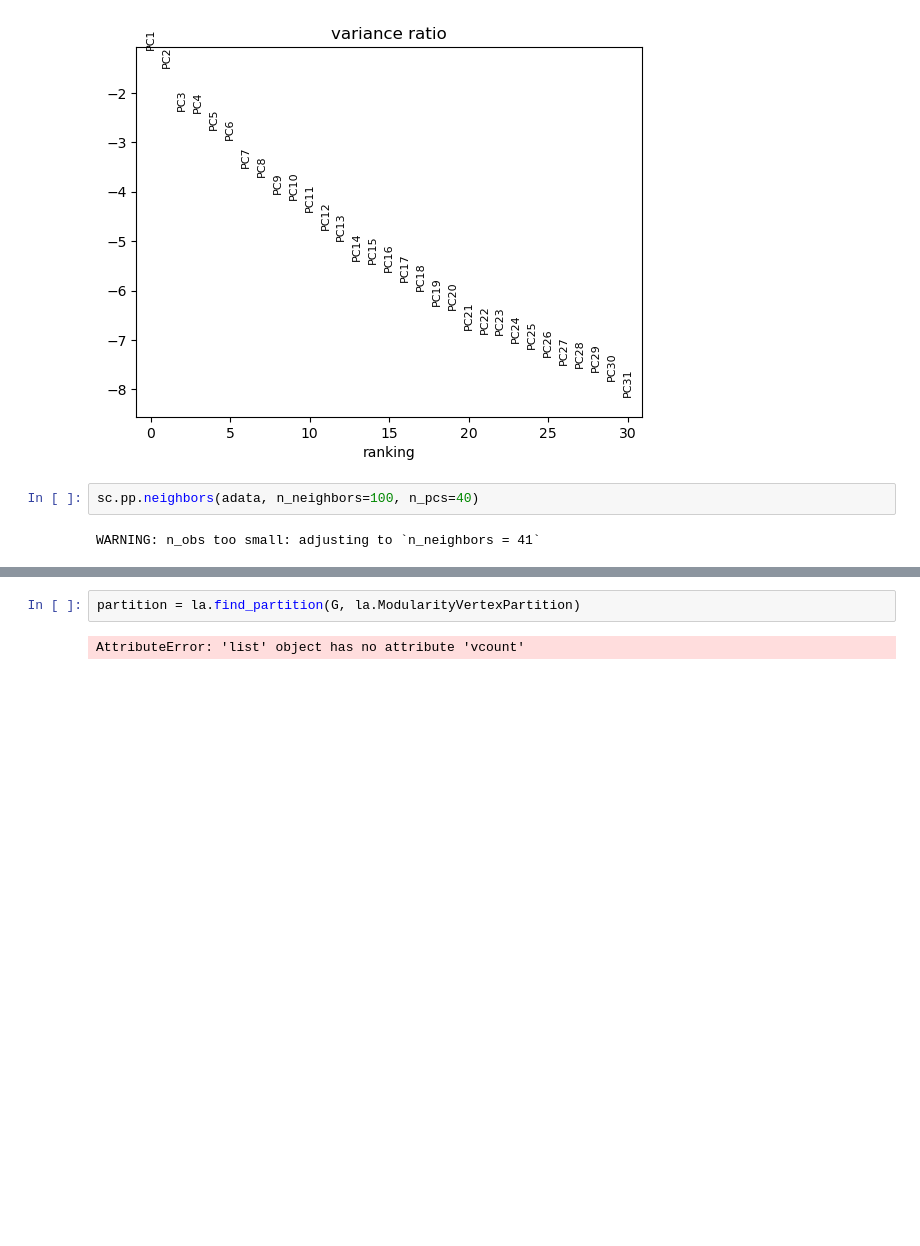
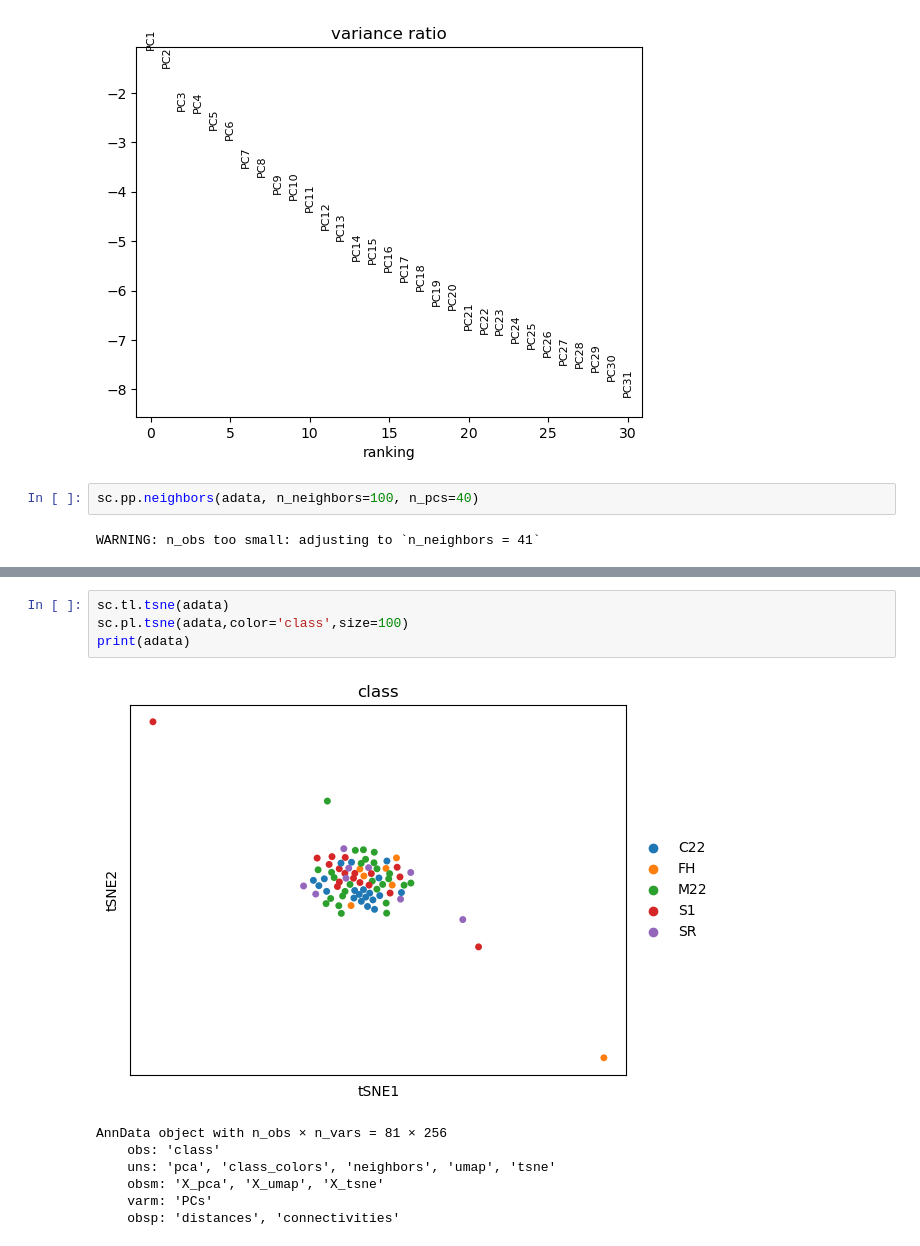
Before and after one commit to dmair1989/imagegrains, a Jupyter notebook: tSNE.ipynb, the cells around one changed output, grey strips where cells are left out. Drawn from its saved outputs; the diff is of its cells as text; blank space fills up the shorter version.

Commit message:
clustering (pca,leiden and tsne)

```diff
--- a/tSNE.ipynb
+++ b/tSNE.ipynb
@@ -156,4 +127,12 @@ EOFError: Ran out of input
-# %%
-partition = la.find_partition(G, la.ModularityVertexPartition)
-# %% [output]
-AttributeError: 'list' object has no attribute 'vcount'
+# %%
+sc.tl.tsne(adata)
+sc.pl.tsne(adata,color='class',size=100)
+print(adata)
+# %% [output]
+[figure, added]
+AnnData object with n_obs × n_vars = 81 × 256
+    obs: 'class'
+    uns: 'pca', 'class_colors', 'neighbors', 'umap', 'tsne'
+    obsm: 'X_pca', 'X_umap', 'X_tsne'
+    varm: 'PCs'
+    obsp: 'distances', 'connectivities'
```
Also changed, not shown: parts of 28 cells of this notebook.
